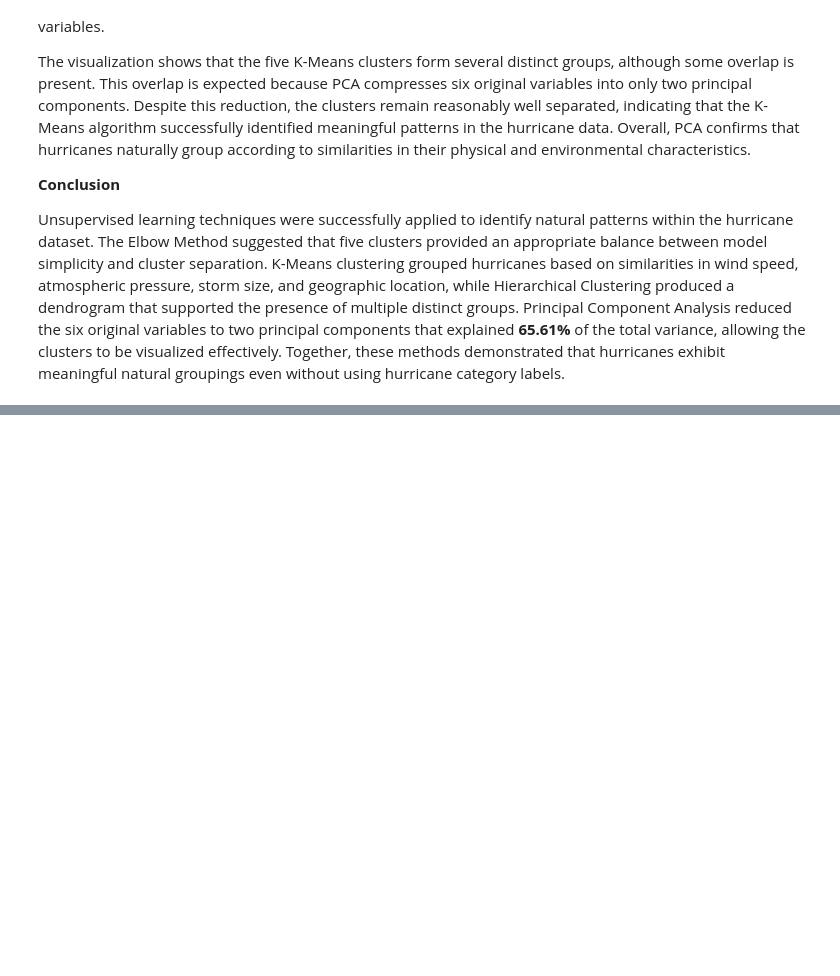
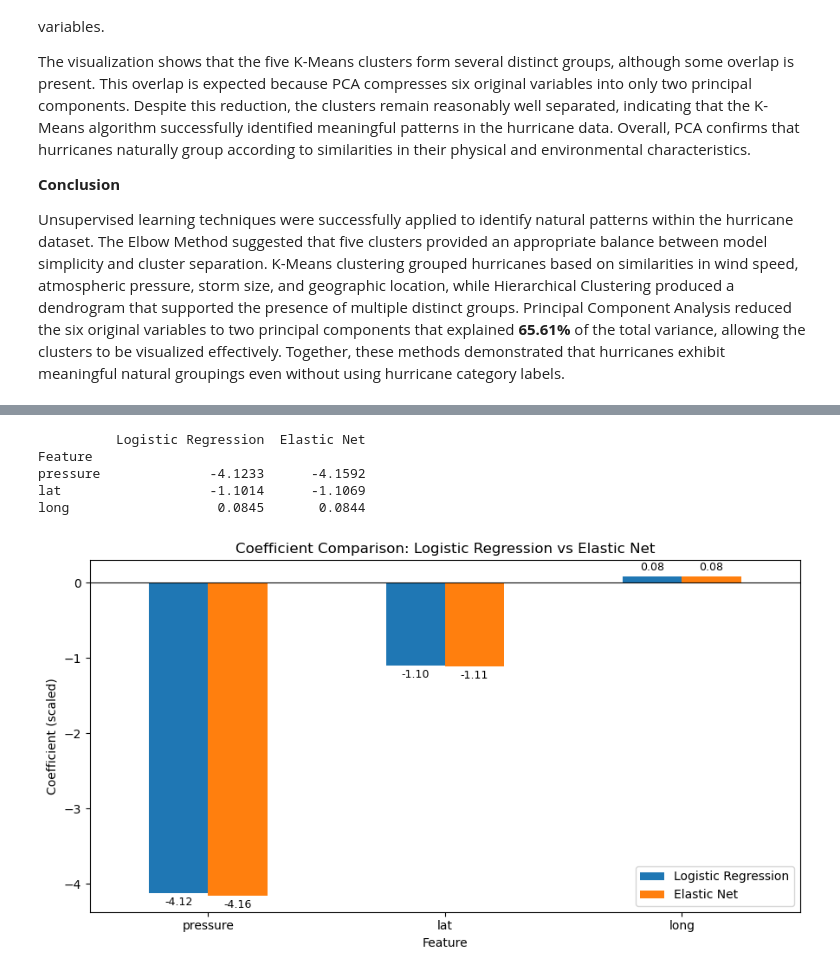
Before and after one commit to vlazo1214/hurricane-analysis, a Jupyter notebook: Clustering-&-PCA.ipynb, the cells around one changed output, grey strips where cells are left out. Cells and saved outputs as stored; diff of their text form; code cells hidden in the pictures; blank space fills up the shorter version.

Commit message:
added logistic regression and elastic net

```diff
--- a/Clustering-&-PCA.ipynb
+++ b/Clustering-&-PCA.ipynb
@@ -790,0 +811,10 @@ fig.show()
+# %%
+# keeping category rows
+hurricanes_clean = hurricanes[hurricanes["category"].notna()].copy()
+
+# target: major (3-5), 0 = non major (1-2)
+hurricanes_clean["major"] = (hurricanes_clean["category"] >= 3).astype(int)
+
+print("Class distribution:")
+print(hurricanes_clean["major"].value_counts())
+print(f"Major hurricanes: {hurricanes_clean['major'].mean():.1%}")
@@ -790,0 +874,16 @@ fig.show()
+# %%
+en_pipeline = Pipeline([
+    ("scaler", StandardScaler()),
+    ("model", LogisticRegression(
+        penalty="elasticnet", solver="saga",
+        l1_ratio=0.5,    # 50% L1 (selection) + 50% L2 (stability)
+        C=1.0,
+        max_iter=1000, random_state=42
+    ))
+])
+en_pipeline.fit(X_train, y_train)
+y_pred_en = en_pipeline.predict(X_test)
+y_prob_en = en_pipeline.predict_proba(X_test)[:, 1]
+print("Elastic Net")
+print(classification_report(y_test, y_pred_en, target_names=["Non-Major", "Major"]))
+print(f"ROC-AUC: {roc_auc_score(y_test, y_prob_en):.4f}")
@@ -790,0 +903,25 @@ fig.show()
+# %%
+coef_df = pd.DataFrame({
+    "Feature": features,
+    "Logistic Regression": lrpipeline.named_steps["model"].coef_[0],
+    "Elastic Net": en_pipeline.named_steps["model"].coef_[0]
+}).set_index("Feature")
+
+print(coef_df.round(4))
+
+ax = coef_df.plot(kind="bar", figsize=(9, 5))
+plt.title("Coefficient Comparison: Logistic Regression vs Elastic Net")
+plt.ylabel("Coefficient (scaled)")
+plt.axhline(0, color="black", linewidth=0.8)
+plt.xticks(rotation=0)
+for c in ax.containers:
+    ax.bar_label(c, fmt="%.2f", padding=3, fontsize=9)
+plt.tight_layout()
+plt.show()
+# %% [output]
+          Logistic Regression  Elastic Net
+Feature
+pressure              -4.1233      -4.1592
+lat                   -1.1014      -1.1069
+long                   0.0845       0.0844
+[figure, added]
```
Also changed, not shown: parts of 15 cells of this notebook.
